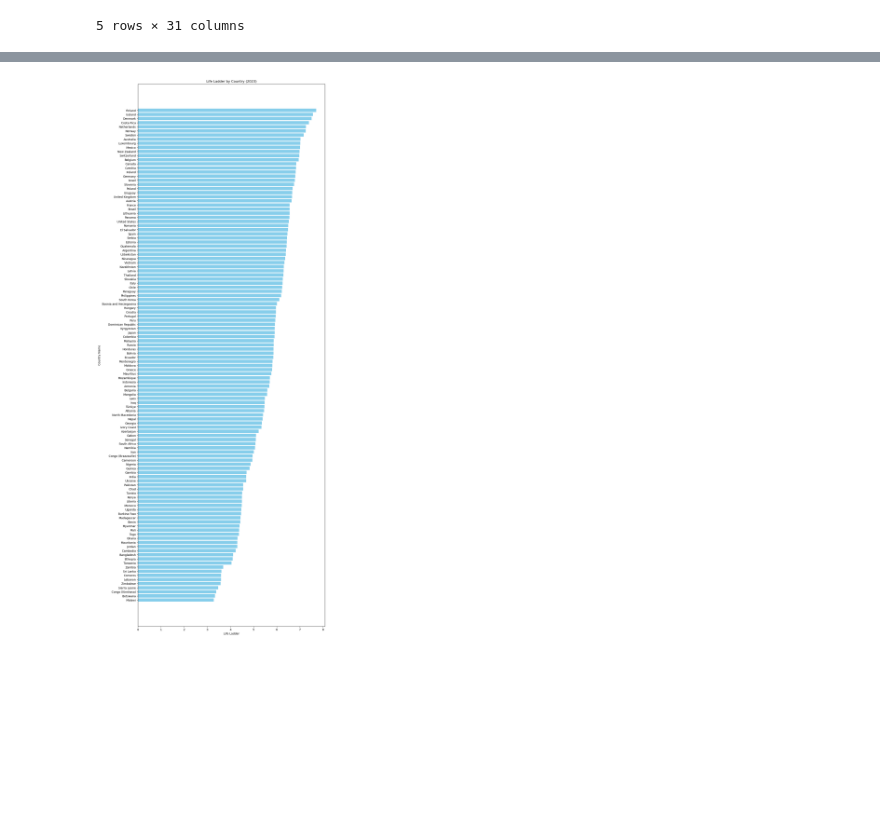
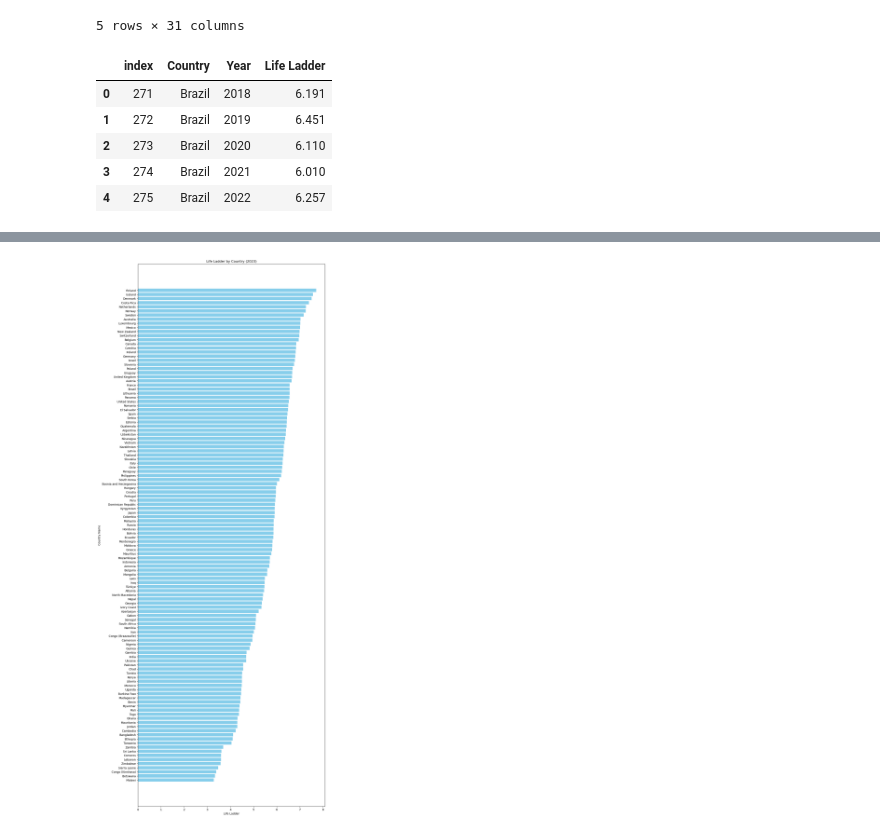
Before and after one commit to Mahmoud-Exp626/Project-1-Repo, a Jupyter notebook: WH_analysis.ipynb, the cells around one changed output, grey strips where cells are left out. Saved outputs shown, nothing was run; the diff lists cells and outputs as text; code cells hidden in the pictures; blank space fills up the shorter version.

```diff
--- a/WH_analysis.ipynb
+++ b/WH_analysis.ipynb
@@ -161,3 +166,18 @@ wh_df_merge.head()
 | 3 | 90 | South Africa | 2013 | 3.661 | 9.548 | 0.839 | ... |
 | 4 | 34 | Gabon | 2013 | 3.800 | 9.593 | 0.733 | ... |
 5 rows × 31 columns
+# %%
+country_names = ["Peru","United States","Chile","Brazil","Poland"]
+
+# wh_covid_df = wh_df.groupby("Country", )
+
+wh_covid_df = wh_df.loc[(wh_df["Year"] >= 2018) & (wh_df["Country"].isin(country_names)), ["Country", "Year", "Life Ladder"]].reset_index()
+
+wh_covid_df.head()
+# %% [output]
+|  | index | Country | Year | Life Ladder |
+| 0 | 271 | Brazil | 2018 | 6.191 |
+| 1 | 272 | Brazil | 2019 | 6.451 |
+| 2 | 273 | Brazil | 2020 | 6.110 |
+| 3 | 274 | Brazil | 2021 | 6.010 |
+| 4 | 275 | Brazil | 2022 | 6.257 |
```
Also changed, not shown: parts of 5 cells of this notebook.
